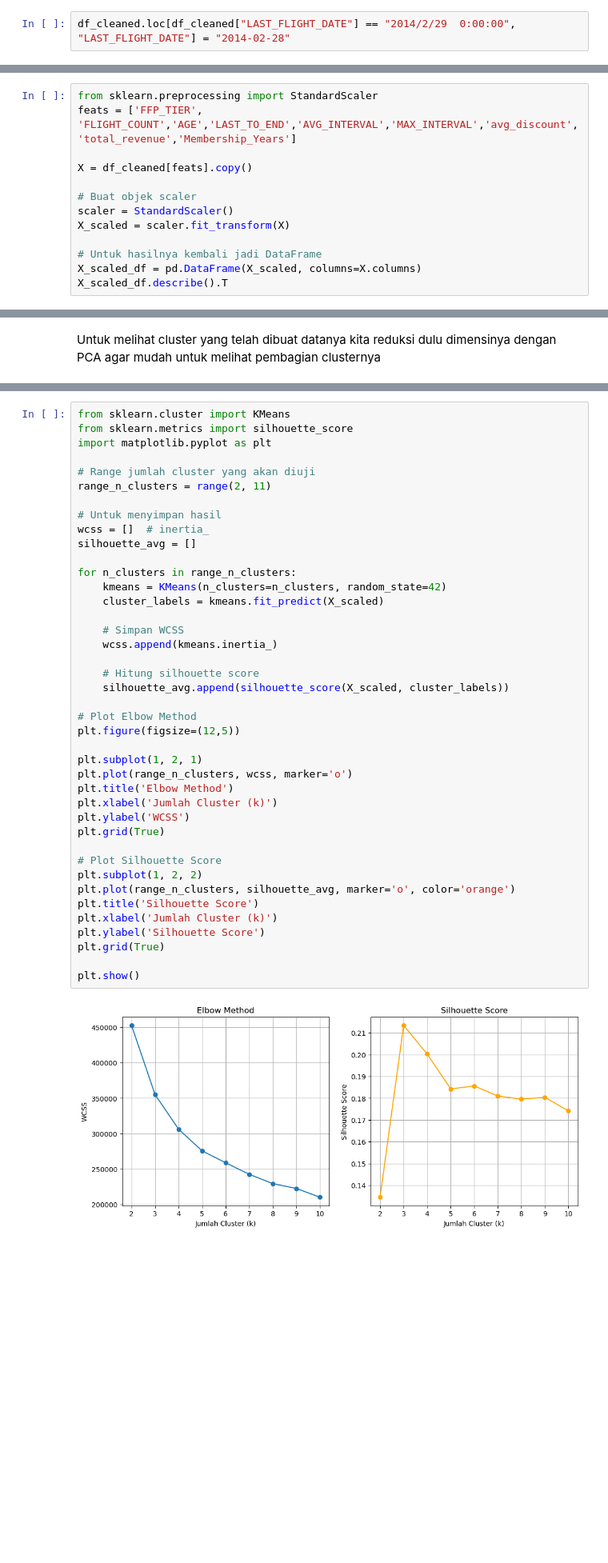
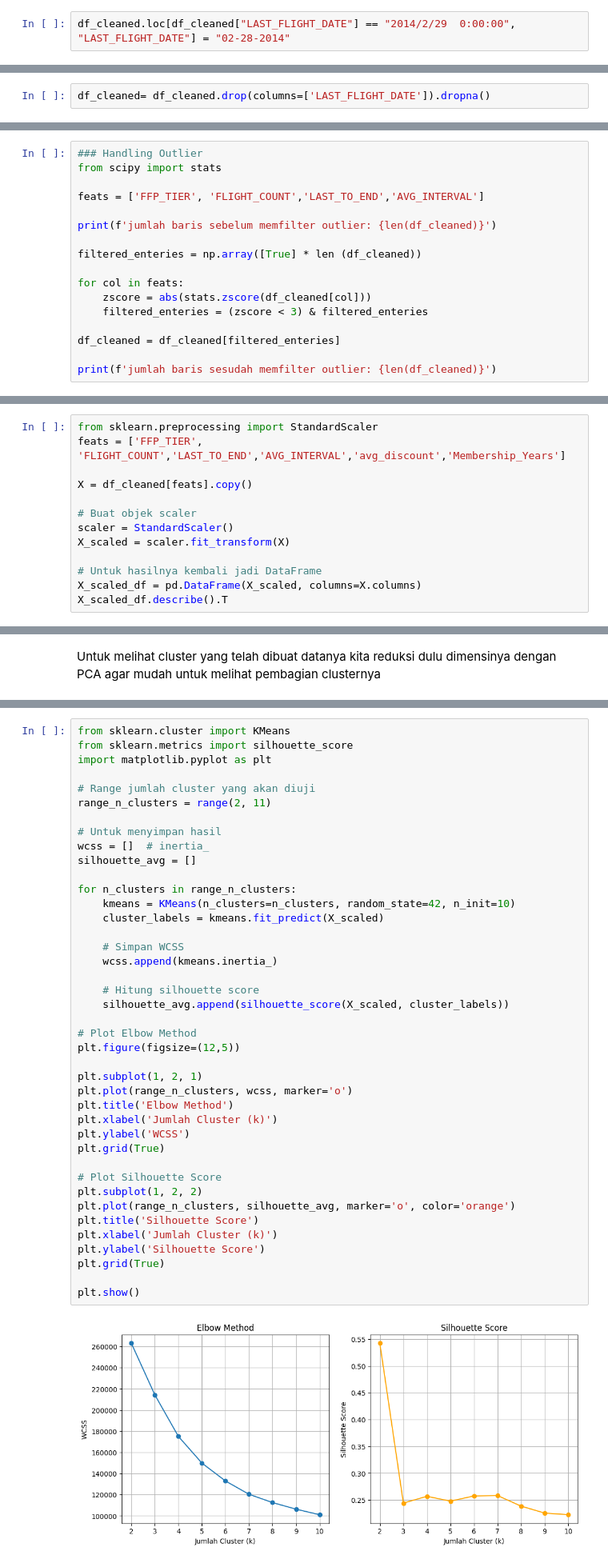
Before and after one commit to agirahmawandi/hw_unsupervised_learning, a Jupyter notebook: Agi_rahmawandi_batch57_Unsupervised_Learning.ipynb, the cells around one changed output, grey strips where cells are left out. Shown at 80% size. Drawn from its saved outputs; the diff is of its cells as text; blank space fills up the shorter version.

```diff
--- a/Agi_rahmawandi_batch57_Unsupervised_Learning.ipynb
+++ b/Agi_rahmawandi_batch57_Unsupervised_Learning.ipynb
@@ -399,7 +394,7 @@ print(df_cleaned.loc[df_cleaned["LAST_FLIGHT_DATE"].isna(), "LAST_FLIGHT_DATE"].
 # %% [output]
 []
 # %%
-df_cleaned.loc[df_cleaned["LAST_FLIGHT_DATE"] == "2014/2/29  0:00:00", "LAST_FLIGHT_DATE"] = "2014-02-28"
+df_cleaned.loc[df_cleaned["LAST_FLIGHT_DATE"] == "2014/2/29  0:00:00", "LAST_FLIGHT_DATE"] = "02-28-2014"
 # %%
 df_cleaned["FIRST_FLIGHT_DATE"] = pd.to_datetime(df_cleaned["FIRST_FLIGHT_DATE"], errors="coerce")
 df_cleaned["LAST_FLIGHT_DATE"] = pd.to_datetime(df_cleaned["LAST_FLIGHT_DATE"], errors="coerce")
@@ -428,0 +428,2 @@ dtype: int64
+# %%
+df_cleaned= df_cleaned.drop(columns=['LAST_FLIGHT_DATE']).dropna()
@@ -428,0 +436,17 @@ dtype: int64
+# %%
+### Handling Outlier
+from scipy import stats
+
+feats = ['FFP_TIER', 'FLIGHT_COUNT','LAST_TO_END','AVG_INTERVAL']
+
+print(f'jumlah baris sebelum memfilter outlier: {len(df_cleaned)}')
+
+filtered_enteries = np.array([True] * len (df_cleaned))
+
+for col in feats:
+    zscore = abs(stats.zscore(df_cleaned[col]))
+    filtered_enteries = (zscore < 3) & filtered_enteries
+
+df_cleaned = df_cleaned[filtered_enteries]
+
+print(f'jumlah baris sesudah memfilter outlier: {len(df_cleaned)}')
@@ -504,7 +512,7 @@ Memilih 9 Feature  : <br>
 ## Standardization
 # %%
 from sklearn.preprocessing import StandardScaler
-feats = ['FFP_TIER', 'FLIGHT_COUNT','AGE','LAST_TO_END','AVG_INTERVAL','MAX_INTERVAL','avg_discount','total_revenue','Membership_Years']
+feats = ['FFP_TIER', 'FLIGHT_COUNT','LAST_TO_END','AVG_INTERVAL','avg_discount','Membership_Years']
 
 X = df_cleaned[feats].copy()
 
@@ -601,36 +606,36 @@ wcss = []  # inertia_
 silhouette_avg = []
 
 for n_clusters in range_n_clusters:
-    kmeans = KMeans(n_clusters=n_clusters, random_state=42)
+    kmeans = KMeans(n_clusters=n_clusters, random_state=42, n_init=10)
     cluster_labels = kmeans.fit_predict(X_scaled)
 
     # Simpan WCSS
     wcss.append(kmeans.inertia_)
 
     # Hitung silhouette score
     silhouette_avg.append(silhouette_score(X_scaled, cluster_labels))
 
 # Plot Elbow Method
 plt.figure(figsize=(12,5))
 
 plt.subplot(1, 2, 1)
 plt.plot(range_n_clusters, wcss, marker='o')
 plt.title('Elbow Method')
 plt.xlabel('Jumlah Cluster (k)')
 plt.ylabel('WCSS')
 plt.grid(True)
 
 # Plot Silhouette Score
 plt.subplot(1, 2, 2)
 plt.plot(range_n_clusters, silhouette_avg, marker='o', color='orange')
 plt.title('Silhouette Score')
 plt.xlabel('Jumlah Cluster (k)')
 plt.ylabel('Silhouette Score')
 plt.grid(True)
 
 plt.show()
 # %% [output]
-[figure, old version]
+[figure, new version]
 # %%
 df_evaluasi = pd.DataFrame({
     'k': list(range_n_clusters),
```
Also changed, not shown: parts of 40 cells of this notebook, 1 other file.
